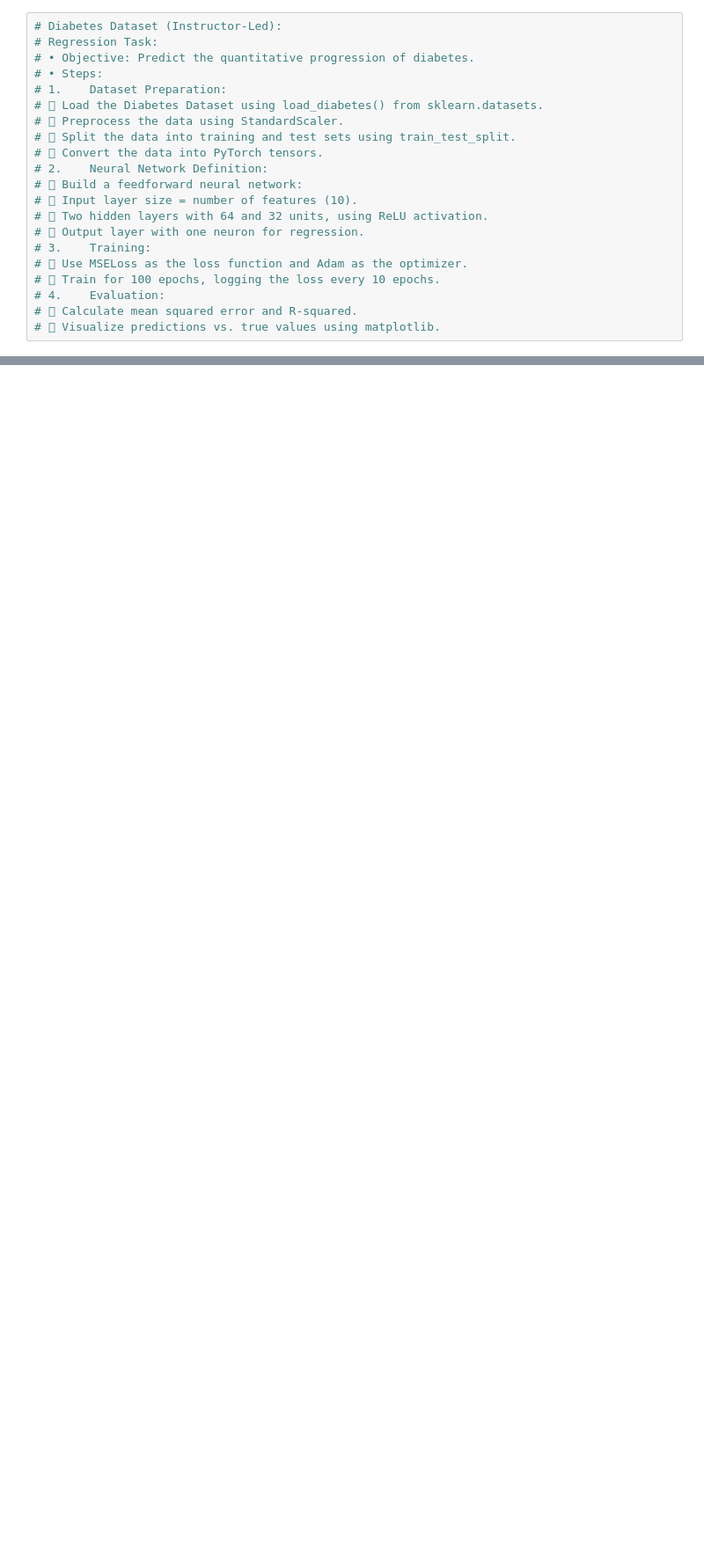
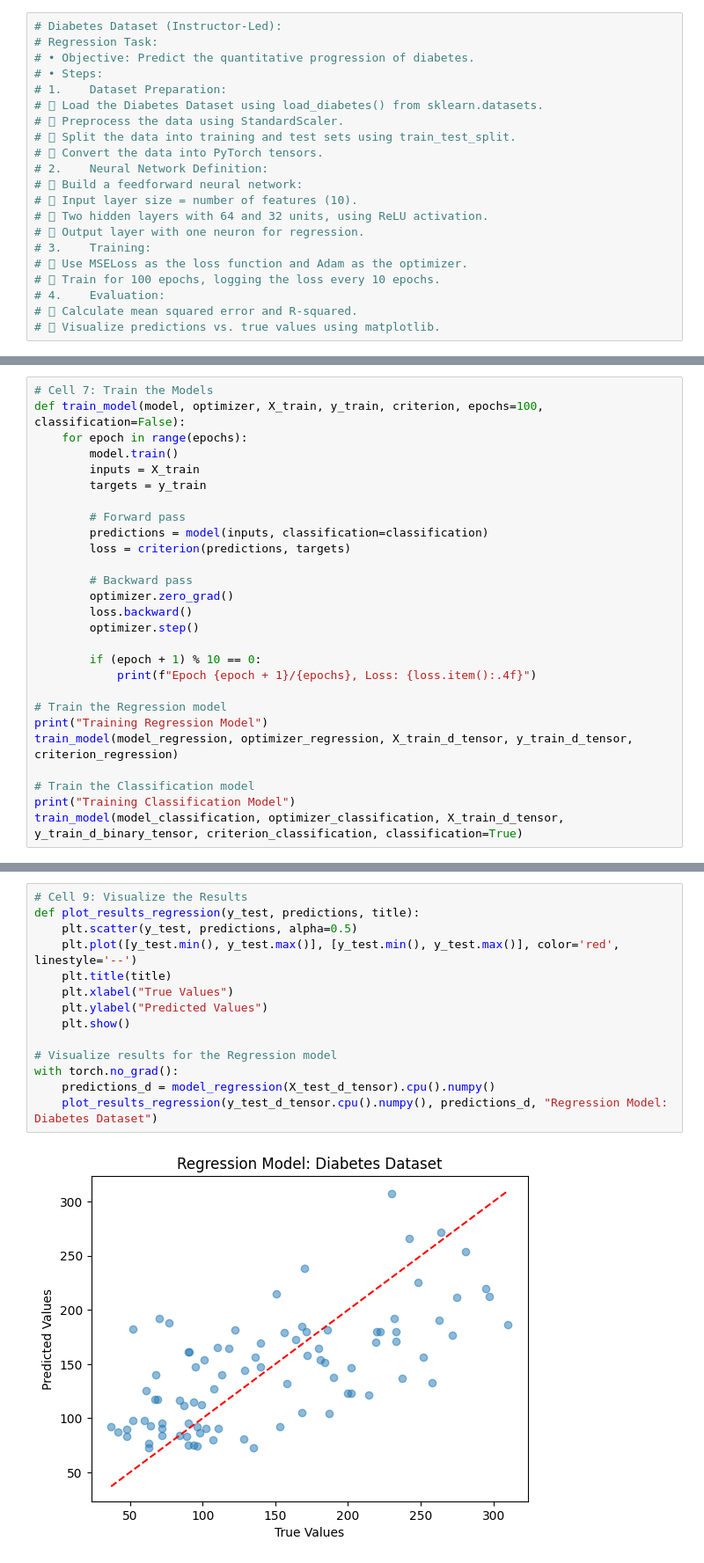
Before and after one commit to jainilpatel98/Colab-PyTorch-NeuralNetwork, a Jupyter notebook: Day 2: Learn the classification and the regression tasks/Big_Data_Hands_on_2_Classification_and_regression_models_Diabetes_Classification_Regression.ipynb, the cells around one changed output, grey strips where cells are left out. Shown at 88% size. Cells and saved outputs as stored; diff of their text form; blank space fills up the shorter version.

```diff
--- a/Day 2: Learn the classification and the regression tasks/Big_Data_Hands_on_2_Classification_and_regression_models_Diabetes_Classification_Regression.ipynb
+++ b/Day 2: Learn the classification and the regression tasks/Big_Data_Hands_on_2_Classification_and_regression_models_Diabetes_Classification_Regression.ipynb
@@ -26,0 +176,27 @@ True
+# %%
+# Cell 7: Train the Models
+def train_model(model, optimizer, X_train, y_train, criterion, epochs=100, classification=False):
+    for epoch in range(epochs):
+        model.train()
+        inputs = X_train
+        targets = y_train
+
+        # Forward pass
+        predictions = model(inputs, classification=classification)
+        loss = criterion(predictions, targets)
+
+        # Backward pass
+        optimizer.zero_grad()
+        loss.backward()
+        optimizer.step()
+
+        if (epoch + 1) % 10 == 0:
+            print(f"Epoch {epoch + 1}/{epochs}, Loss: {loss.item():.4f}")
+
+# Train the Regression model
+print("Training Regression Model")
+train_model(model_regression, optimizer_regression, X_train_d_tensor, y_train_d_tensor, criterion_regression)
+
+# Train the Classification model
+print("Training Classification Model")
+train_model(model_classification, optimizer_classification, X_train_d_tensor, y_train_d_binary_tensor, criterion_classification, classification=True)
@@ -26,0 +269,16 @@ True
+# %%
+# Cell 9: Visualize the Results
+def plot_results_regression(y_test, predictions, title):
+    plt.scatter(y_test, predictions, alpha=0.5)
+    plt.plot([y_test.min(), y_test.max()], [y_test.min(), y_test.max()], color='red', linestyle='--')
+    plt.title(title)
+    plt.xlabel("True Values")
+    plt.ylabel("Predicted Values")
+    plt.show()
+
+# Visualize results for the Regression model
+with torch.no_grad():
+    predictions_d = model_regression(X_test_d_tensor).cpu().numpy()
+    plot_results_regression(y_test_d_tensor.cpu().numpy(), predictions_d, "Regression Model: Diabetes Dataset")
+# %% [output]
+[figure, added]
```
Also changed, not shown: parts of 21 cells of this notebook.
